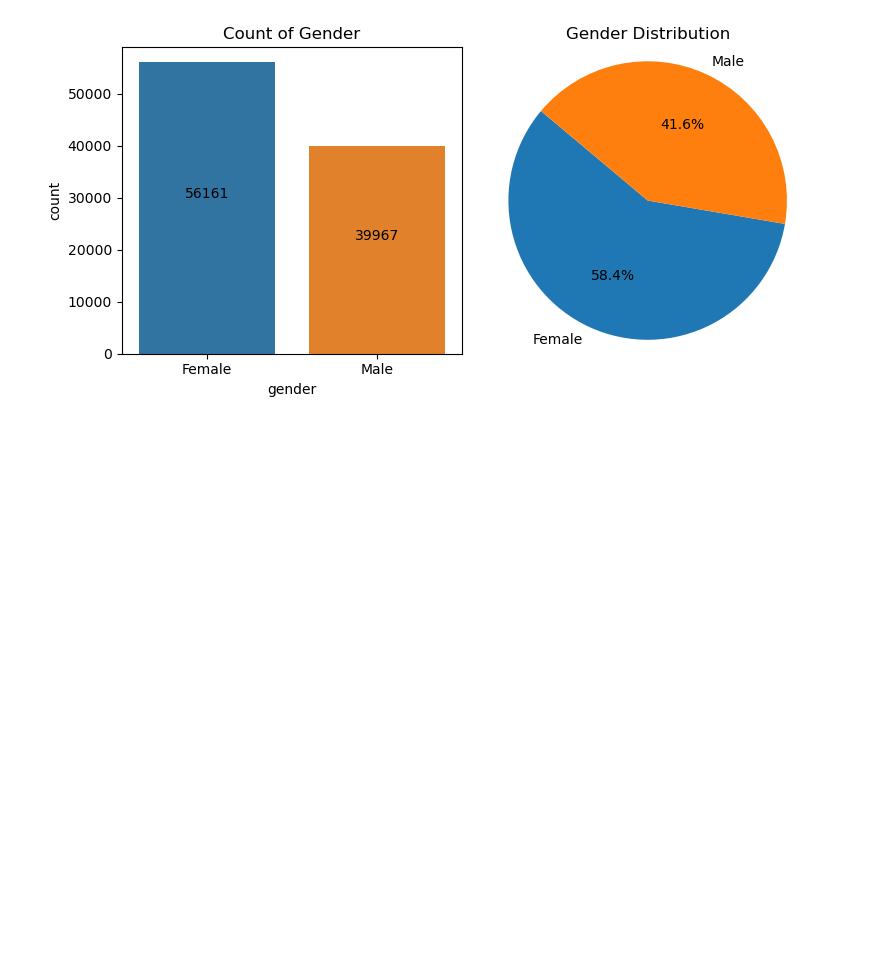
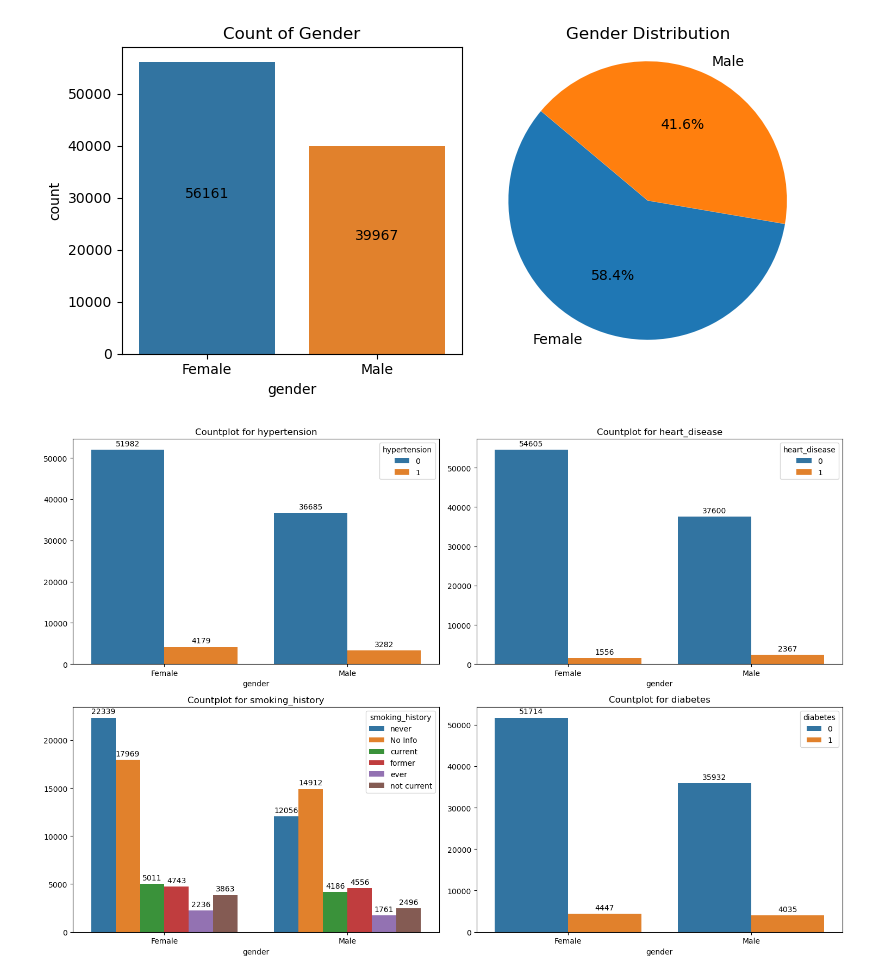
Before and after one commit to iktiyar/Practice-Project, a Jupyter notebook: Diabetes Prediction.ipynb, the cells around one changed output. Cells and saved outputs as stored; diff of their text form; code cells hidden in the pictures; blank space fills up the shorter version.

Commit message:
Gender vs others

```diff
--- a/Diabetes Prediction.ipynb
+++ b/Diabetes Prediction.ipynb
@@ -126,3 +131,26 @@ plt.plot()
 # %% [output]
 []
 [figure]
+# %%
+# features for gender based analysis
+legend = ['hypertension', 'heart_disease', 'smoking_history','diabetes']
+# plotting countplots
+fig,ax = plt.subplots(2,2,figsize=(15,10))
+for i in range(len(legend)):
+    rows = i//2
+    cols = i%2
+    sns.countplot(data=df,x='gender',hue=legend[i],ax=ax[rows,cols])
+    # Annotating count values on top of each bar in the count plot
+    for p in ax[rows,cols].patches:
+        ax[rows,cols].annotate(format(p.get_height(),'.0f'),
+                      (p.get_x()+ p.get_width()/2.,p.get_height()),
+                      ha='center',va='center',
+                      xytext = (0,8),
+                      textcoords = 'offset points')
+    # setting title for each plot
+    ax[rows,cols].set_title(f'Countplot for {legend[i]}')
+    ax[rows,cols].set_ylabel("")
+plt.tight_layout()
+plt.show()
+# %% [output]
+[figure, added]
```
Also changed, not shown: parts of 1 cell of this notebook.
